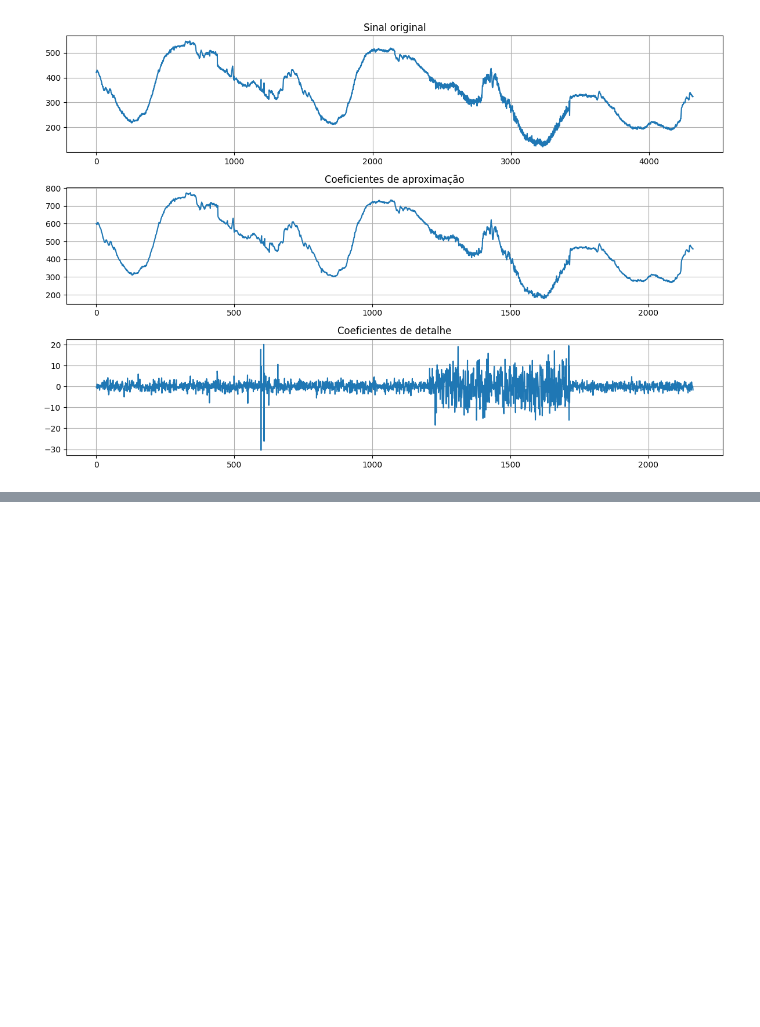
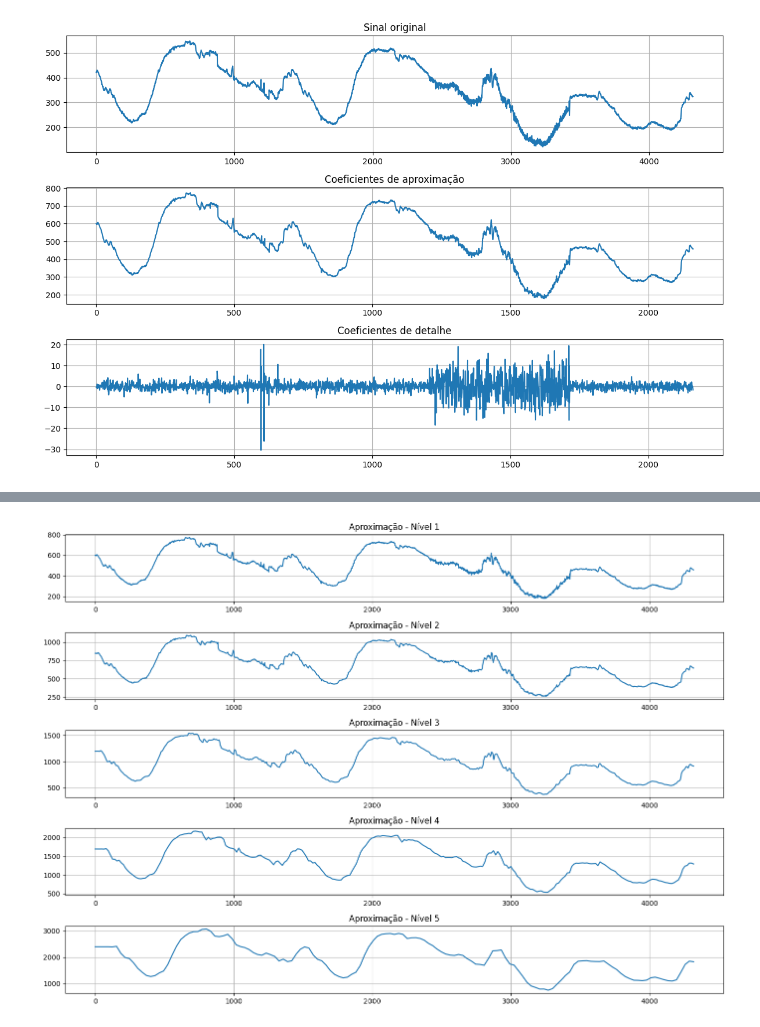
Before and after one commit to masterAristocats/Trabalho-Processamento-de-Sinais-I-5, a Jupyter notebook: rep.ipynb, the cells around one changed output, grey strips where cells are left out. Saved outputs shown, nothing was run; the diff lists cells and outputs as text; code cells hidden in the pictures; blank space fills up the shorter version.

```diff
--- a/rep.ipynb
+++ b/rep.ipynb
@@ -1401,0 +1506,24 @@ plt.show()
+# %%
+# ============================================================
+# Mostrando TODAS as aproximações intermediárias
+# ============================================================
+
+fig, axs = plt.subplots(nivel, 1, figsize=(14, 10))
+
+for i in range(1, nivel + 1):
+
+    coeffs_temp = pywt.wavedec(sinal, wavelet, level=i)
+
+    A = coeffs_temp[0]
+
+    xA = np.linspace(0, len(sinal), len(A))
+
+    axs[i - 1].plot(xA, A)
+
+    axs[i - 1].set_title(f'Aproximação - Nível {i}')
+    axs[i - 1].grid()
+
+plt.tight_layout()
+plt.show()
+# %% [output]
+[figure, added]
```
Also changed, not shown: parts of 26 cells of this notebook.
